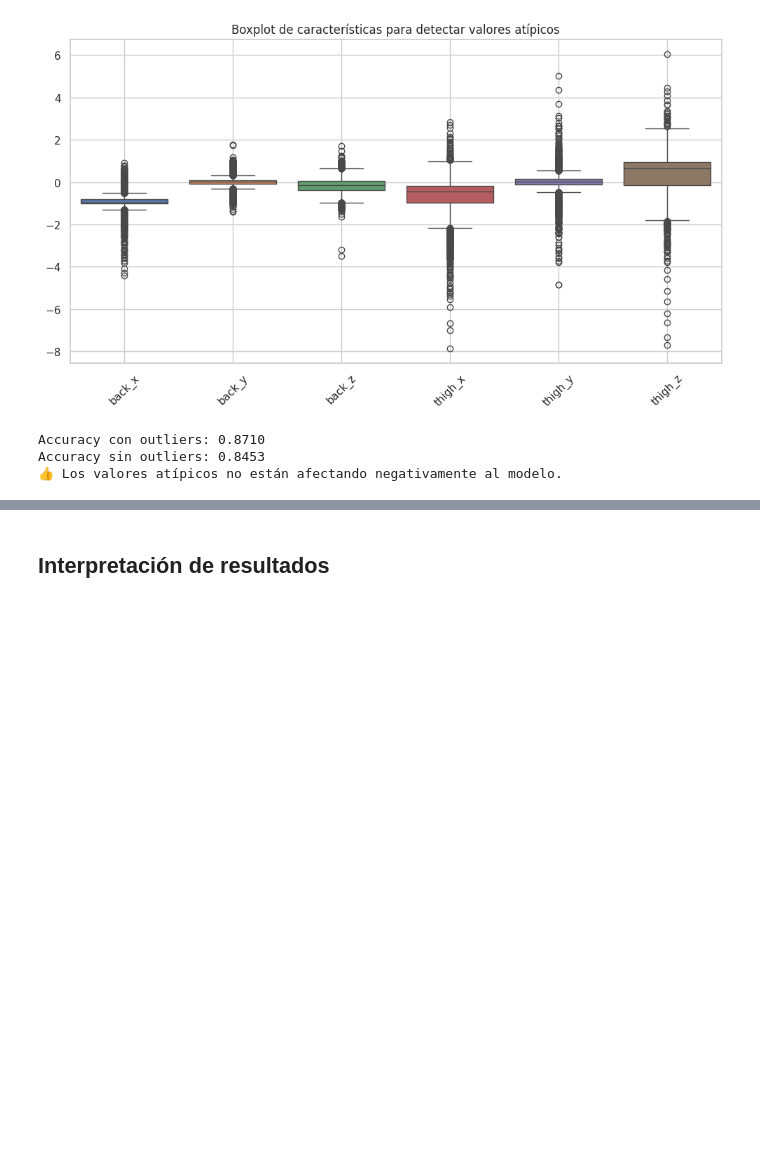
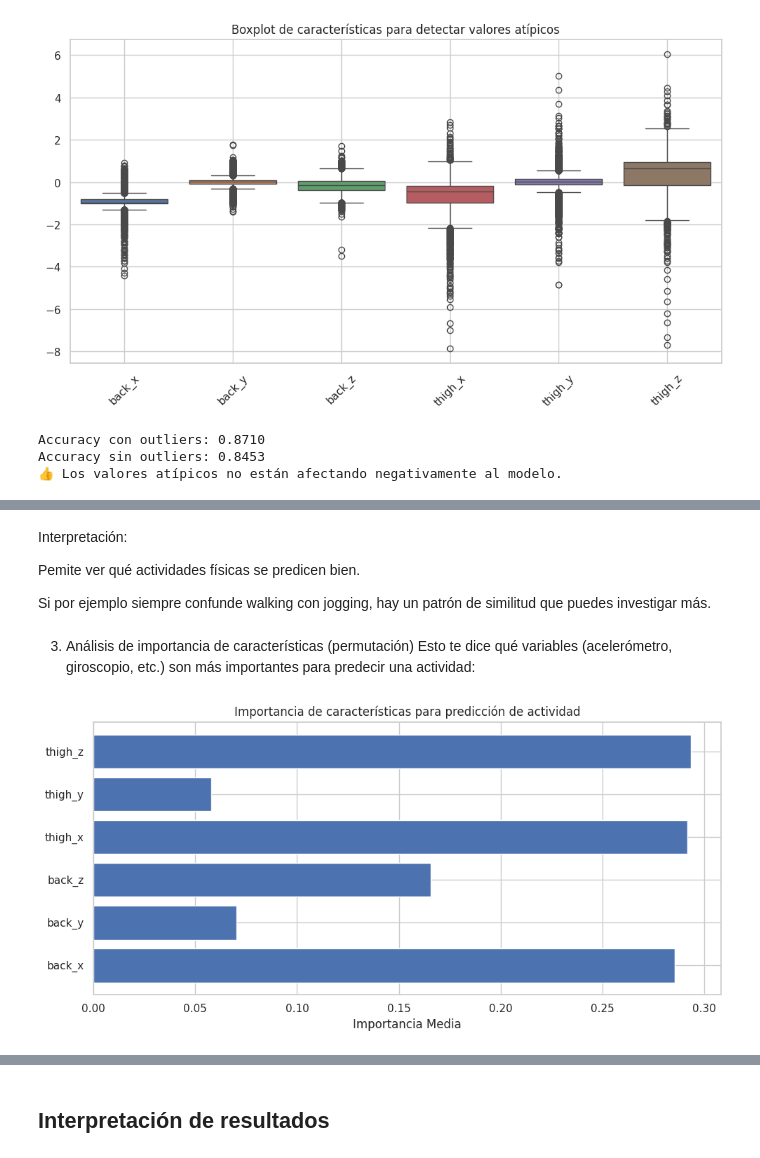
Before and after one commit to martindotpy/har-api, a Jupyter notebook: src/har_clustering.ipynb, the cells around one changed output, grey strips where cells are left out. Saved outputs shown, nothing was run; the diff lists cells and outputs as text; code cells hidden in the pictures; blank space fills up the shorter version.

```diff
--- a/src/har_clustering.ipynb
+++ b/src/har_clustering.ipynb
@@ -641,0 +661,26 @@ Accuracy sin outliers: 0.8453
+# %% [markdown]
+Interpretación:
+
+Pemite ver qué actividades físicas se predicen bien.
+
+Si por ejemplo siempre confunde walking con jogging, hay un patrón de similitud que puedes investigar más.
+# %% [markdown]
+3. Análisis de importancia de características (permutación)
+Esto te dice qué variables (acelerómetro, giroscopio, etc.) son más importantes para predecir una actividad:
+# %%
+from sklearn.inspection import permutation_importance
+
+result = permutation_importance(mlp, X_test, y_test, n_repeats=10, random_state=42)
+importances = result.importances_mean
+feature_names = features  # Usa tu lista de nombres de columnas
+
+# Graficar importancia de cada característica
+plt.figure(figsize=(10, 5))
+plt.barh(feature_names, importances)
+plt.xlabel("Importancia Media")
+plt.title("Importancia de características para predicción de actividad")
+plt.grid(True)
+plt.tight_layout()
+plt.show()
+# %% [output]
+[figure, added]
```
Also changed, not shown: parts of 12 cells of this notebook.
